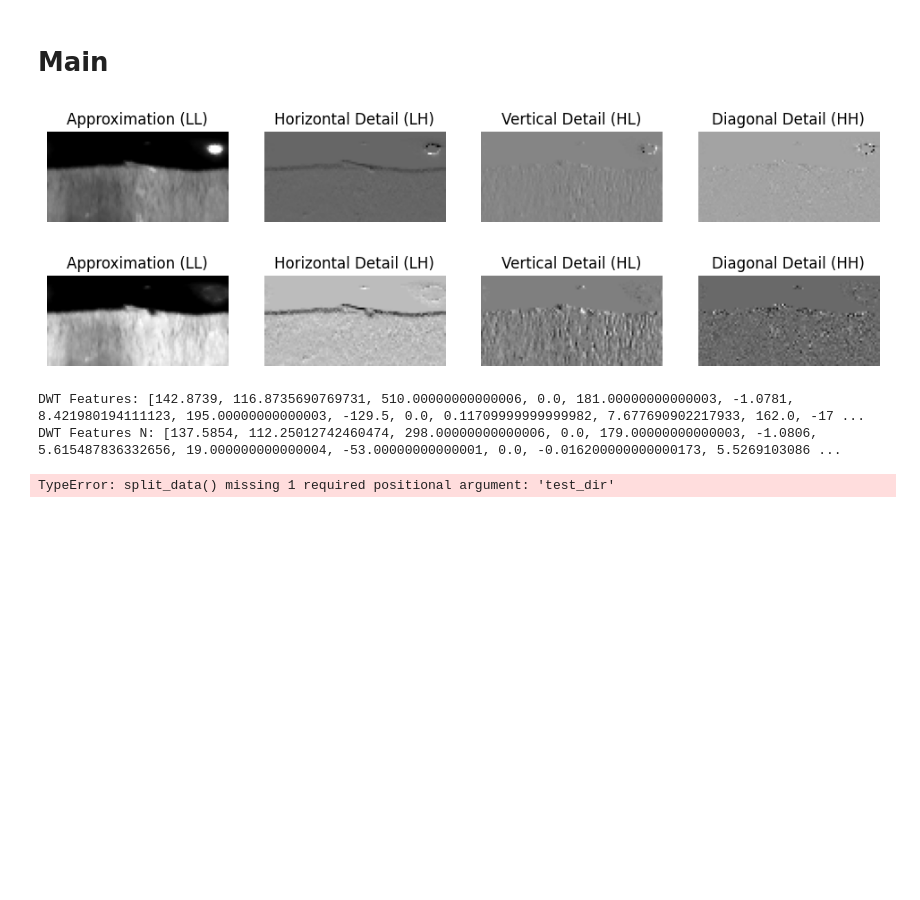
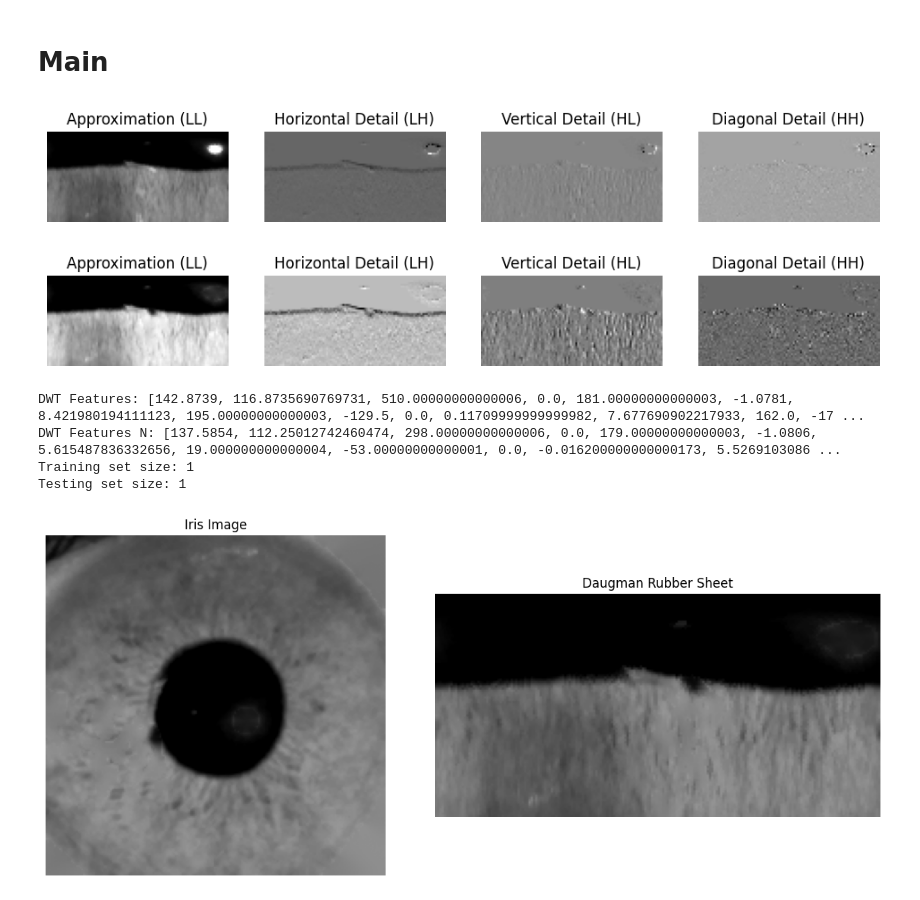
Before and after one commit to de-only-wei/FaceAndIris_Recognition, a Jupyter notebook: iris.ipynb, the cells around one changed output. Drawn from its saved outputs; the diff is of its cells as text; code cells hidden in the pictures; blank space fills up the shorter version.

```diff
--- a/iris.ipynb
+++ b/iris.ipynb
@@ -20,36 +20,34 @@ sheetN = iris.generate_rubber_sheet_model(imageN)
 dwt_feature = iris.feature_extraction(sheet)
 
 # DWT no reflection
 dwt_featureN = iris.feature_extraction(sheetN)
 
 print("DWT Features:", dwt_feature)
 print("DWT Features N:", dwt_featureN)
 
 # Split the data
 # Assuming you want to use DWT features for classification
 features = [dwt_feature, dwt_featureN]
 labels = ['reflection', 'no_reflection']  # Example labels
-test_size = 0.2  # Define test_size here
-train_dir = 'Iris_Output/Iris_Output_Split_Train'
-test_dir = 'Iris_Output/Iris_Output_Split_Test'
-X_train, X_test, y_train, y_test = iris.split_data(
-    features, labels, test_size=test_size, train_dir=train_dir, test_dir=test_dir)
+X_train, X_test, y_train, y_test = iris.split_data(features, labels)
 
 # Display the images
 fig, axes = iris.plt.subplots(1, 2, figsize=(12, 5))
 axes[0].imshow(imageN)
 axes[0].set_title('Iris Image')
 axes[0].axis('off')
 
 axes[1].imshow(sheetN)
 axes[1].set_title('Daugman Rubber Sheet')
 axes[1].axis('off')
 
 iris.plt.tight_layout()
 iris.plt.show()
 # %% [output]
 [figure]
 [figure]
 DWT Features: [142.8739, 116.8735690769731, 510.00000000000006, 0.0, 181.00000000000003, -1.0781, 8.421980194111123, 195.00000000000003, -129.5, 0.0, 0.11709999999999982, 7.677690902217933, 162.0, -17 ...
 DWT Features N: [137.5854, 112.25012742460474, 298.00000000000006, 0.0, 179.00000000000003, -1.0806, 5.615487836332656, 19.000000000000004, -53.00000000000001, 0.0, -0.016200000000000173, 5.5269103086 ...
+Training set size: 1
+Testing set size: 1
-TypeError: split_data() missing 1 required positional argument: 'test_dir'
+[figure, added]
```
Also changed, not shown: 4 other files.
